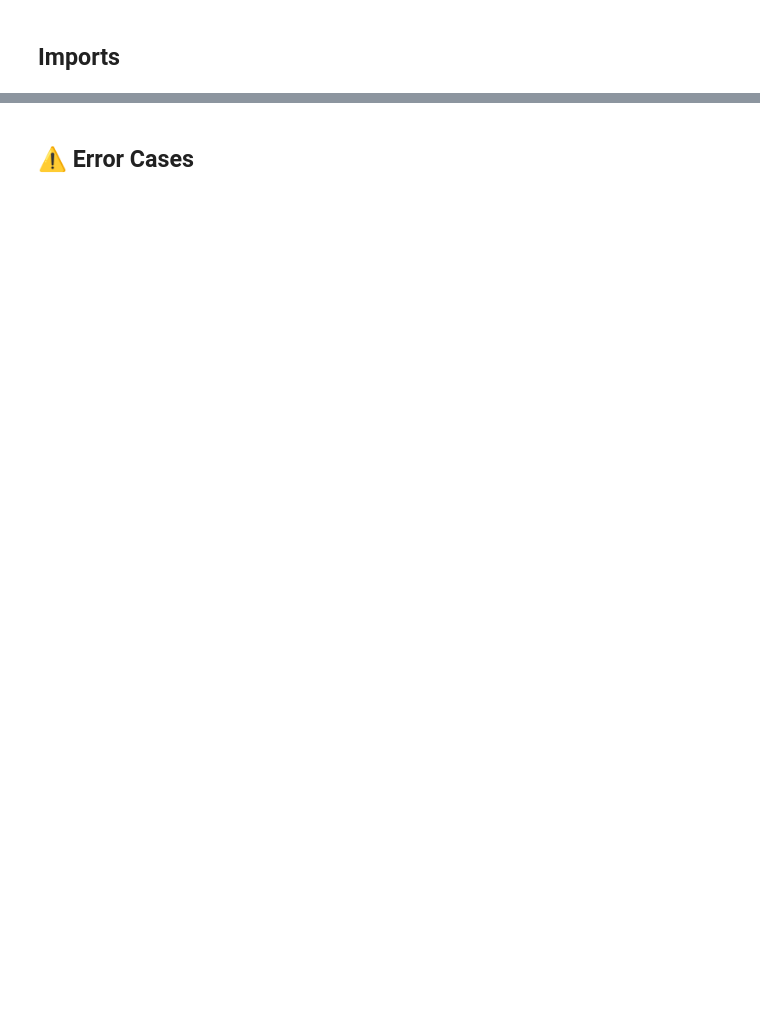
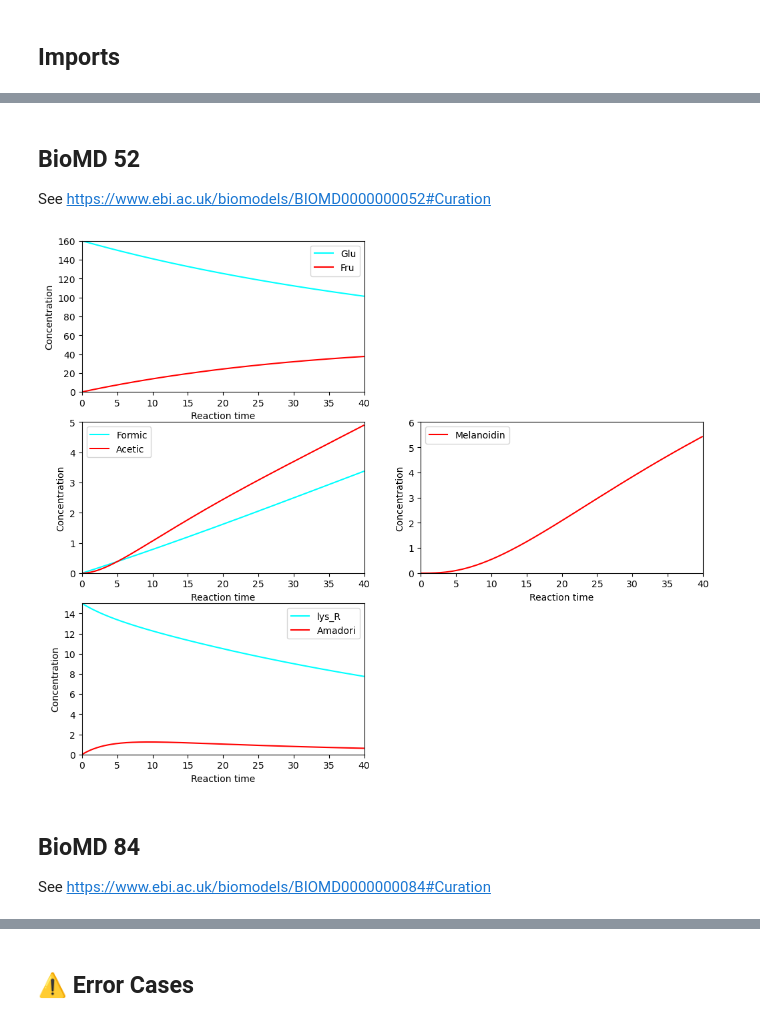
Before and after one commit to flowersteam/sbmltoodejax, a Jupyter notebook: docs/source/tutorials/biomodels_curation.ipynb, the cells around one changed output, grey strips where cells are left out. Saved outputs shown, nothing was run; the diff lists cells and outputs as text; code cells hidden in the pictures; blank space fills up the shorter version.

```diff
--- a/docs/source/tutorials/biomodels_curation.ipynb
+++ b/docs/source/tutorials/biomodels_curation.ipynb
@@ -79,0 +106,46 @@ plt.show()
+# %% [markdown]
+## BioMD 52
+
+See https://www.ebi.ac.uk/biomodels/BIOMD0000000052#Curation
+# %%
+# load and simulate model
+model, _, _, _ = load_biomodel(52)
+n_secs = 40
+n_steps = int(n_secs / model.deltaT)
+ys, ws, ts = model(n_steps)
+
+# plot time course simulation as in original paper
+y_indexes = model.modelstepfunc.y_indexes
+fig, ax = plt.subplots(3, 2, figsize=(12, 10))
+
+ax[0,0].plot(ts, ys[y_indexes["Glu"]], color="cyan", label="Glu")
+ax[0,0].plot(ts, ys[y_indexes["Fru"]], color="red", label="Fru")
+ax[0,0].set_ylim([0, 160])
+
+ax[1,0].plot(ts, ys[y_indexes["Formic_acid"]], color="cyan", label="Formic")
+ax[1,0].plot(ts, ys[y_indexes["Acetic_acid"]], color="red", label="Acetic")
+ax[1,0].set_ylim([0, 5])
+
+ax[2,0].plot(ts, ys[y_indexes["lys_R"]], color="cyan", label="lys_R")
+ax[2,0].plot(ts, ys[y_indexes["Amadori"]], color="red", label="Amadori")
+ax[2,0].set_ylim([0, 15])
+
+ax[1,1].plot(ts, ys[y_indexes["Melanoidin"]], color="red", label="Melanoidin")
+ax[1,1].set_ylim([0, 6])
+
+for i in range(3):
+    for j in range(2):
+        if (i, j) not in [(0,1), (2, 1)]:
+            ax[i,j].set_xlim([0,40])
+            ax[i,j].set_xlabel("Reaction time")
+            ax[i,j].set_ylabel("Concentration")
+            ax[i,j].legend()
+        else:
+            ax[i,j].axis("off")
+plt.show()
+# %% [output]
+[figure, added]
+# %% [markdown]
+## BioMD 84
+
+See https://www.ebi.ac.uk/biomodels/BIOMD0000000084#Curation
```
Also changed, not shown: parts of 22 cells of this notebook, 1 other file.
